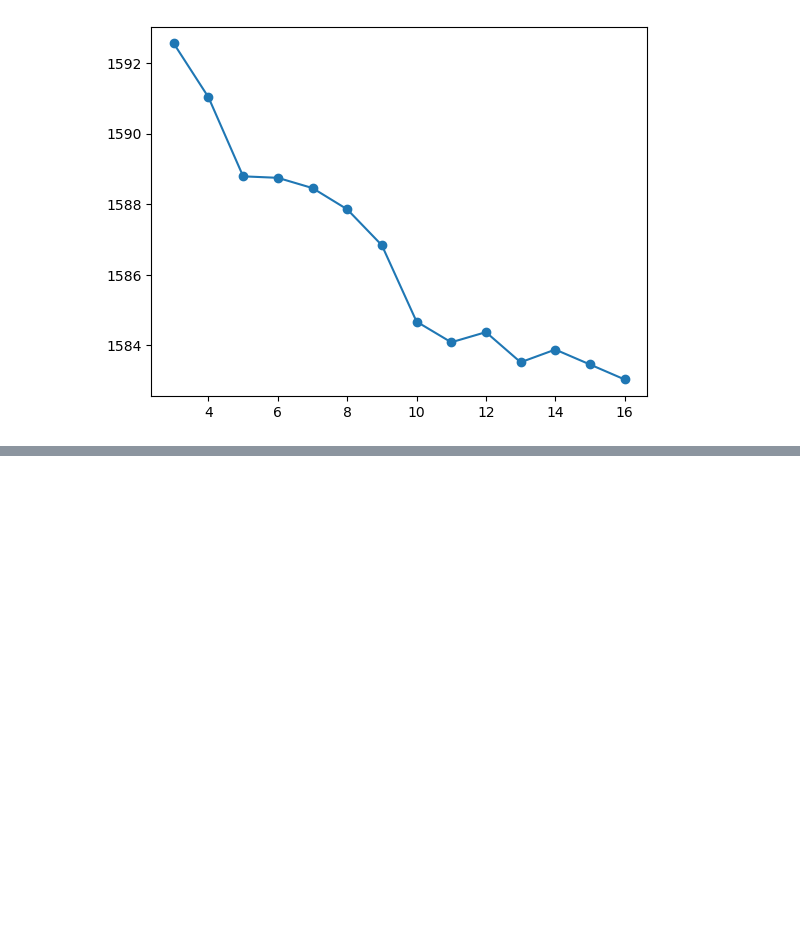
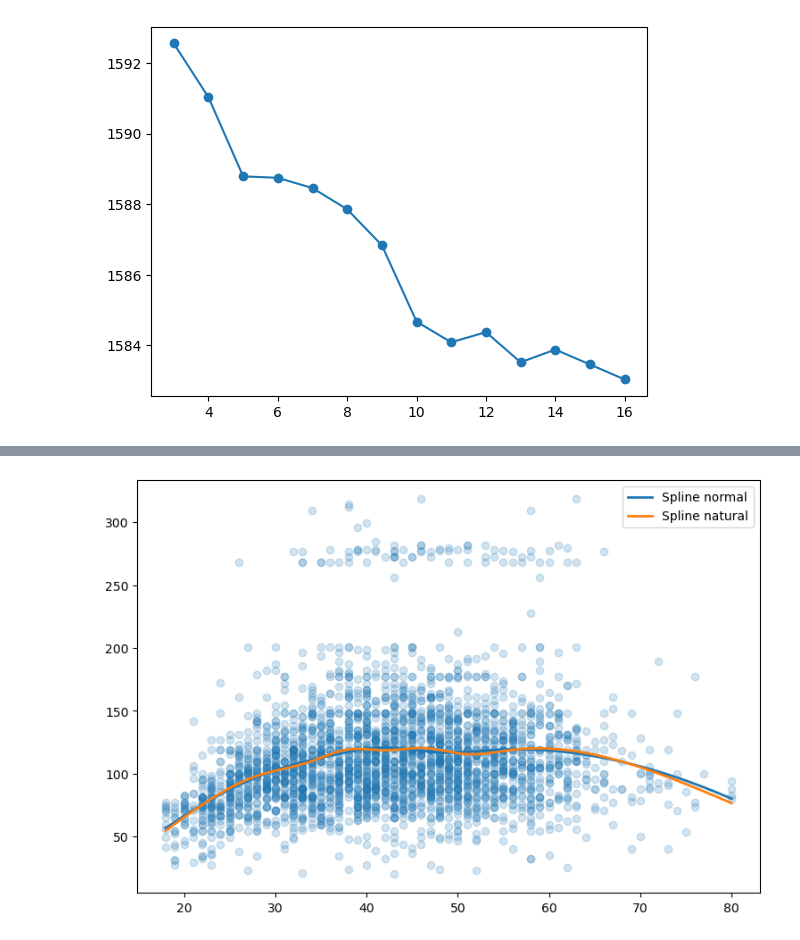
Before and after one commit to gdiek/Temas-selectos-de-aprendizaje-de-maquina-2-Diego-Trejo, a Jupyter notebook: Practica 4 Splines/Practica 4 splines.ipynb, the cells around one changed output, grey strips where cells are left out. Cells and saved outputs as stored; diff of their text form; code cells hidden in the pictures; blank space fills up the shorter version.

```diff
--- a/Practica 4 Splines/Practica 4 splines.ipynb
+++ b/Practica 4 Splines/Practica 4 splines.ipynb
@@ -260,0 +369,28 @@ plt.plot(range(3,17),MSE, marker = "o")
+# %%
+#Spline normal
+bs_df_spec = MS([bs('age',df=8)]).fit(Wage)
+x_bs_df = bs_df_spec.transform(Wage)
+model_bs_df = sm.OLS(wage,x_bs_df).fit()
+
+x_age_bs_df = bs_df_spec.transform(age_grid_df)
+pred_bs_df = model_bs_df.get_prediction(x_age_bs_df).summary_frame()
+
+#Spline natural
+ns_df_spec = MS([ns('age',df=8)]).fit(Wage)
+x_ns_df = ns_df_spec.transform(Wage)
+model_ns_df = sm.OLS(wage,x_ns_df).fit()
+
+x_age_ns_df = ns_df_spec.transform(age_grid_df)
+pred_ns_df = model_ns_df.get_prediction(x_age_ns_df).summary_frame()
+
+
+
+#Gráfica
+plt.figure(figsize = (9,6))
+plt.scatter(age, wage, alpha = 0.2)
+plt.plot(age_grid, pred_bs_df['mean'], linewidth = 2, label = "Spline normal")
+plt.plot(age_grid, pred_ns_df['mean'], linewidth = 2, label = "Spline natural")
+plt.legend()
+plt.show()
+# %% [output]
+[figure, added]
```
Also changed, not shown: parts of 8 cells of this notebook, 1 other file.
